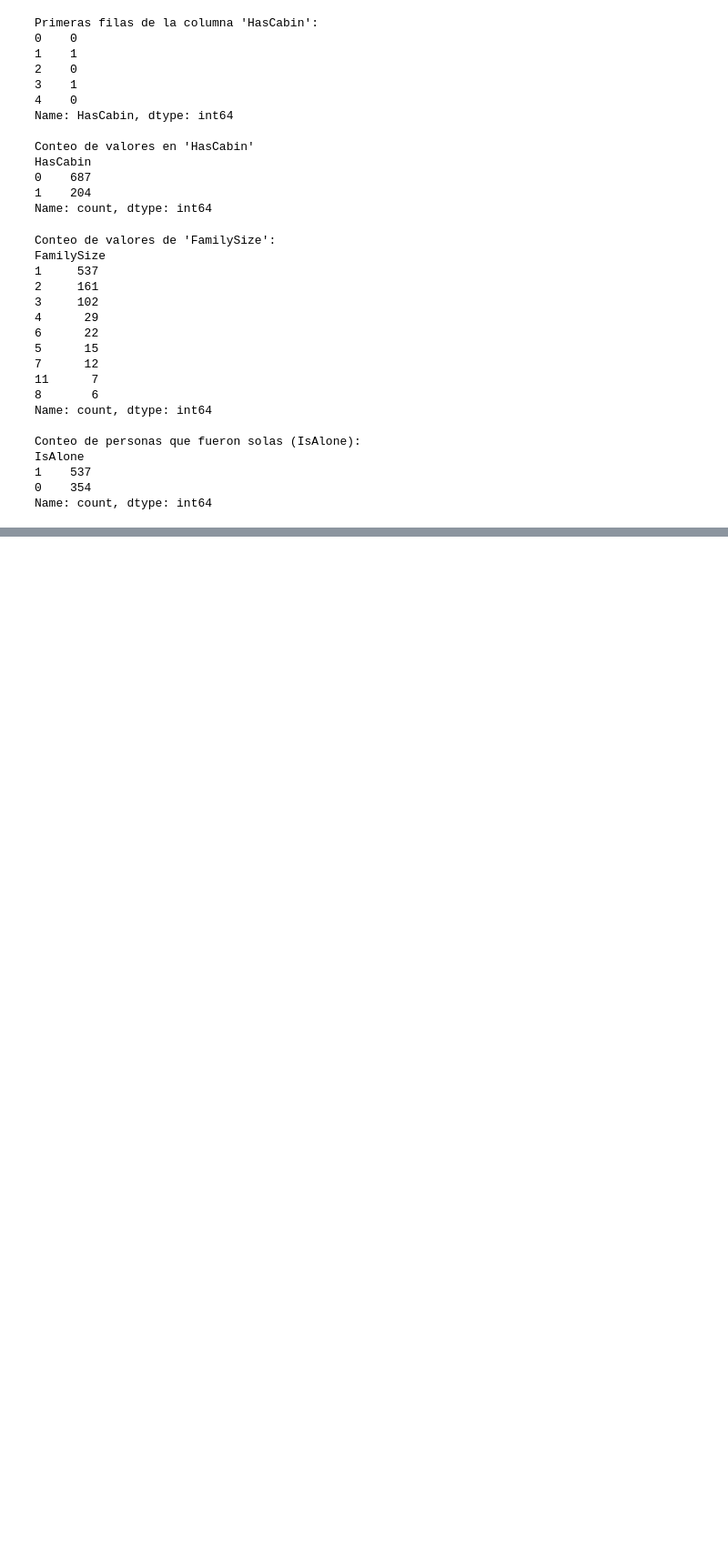
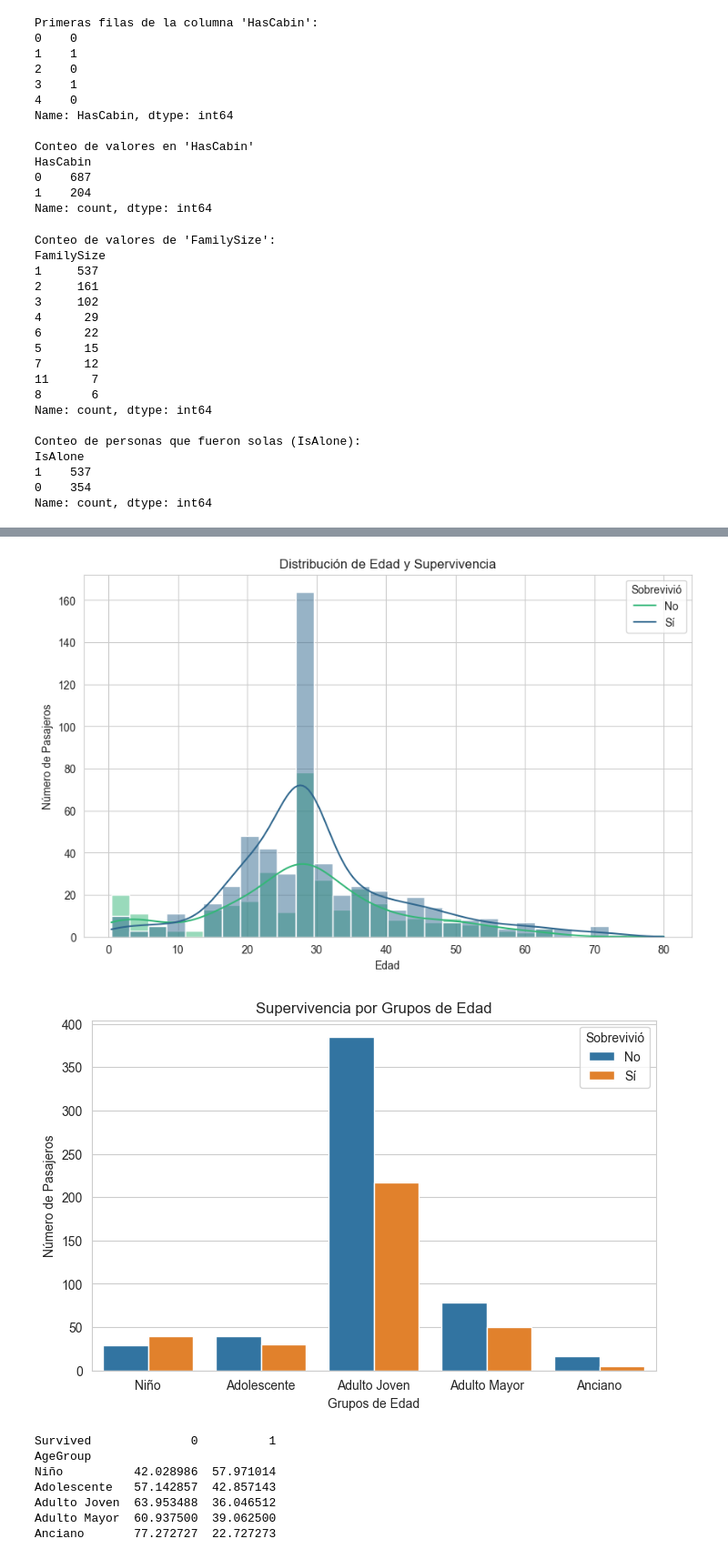
Before and after one commit to christianV1zcardo/Proyecto_Titanic_EDA, a Jupyter notebook: analisis_titanic.ipynb, the cells around one changed output, grey strips where cells are left out. Shown: that part at 91% size. Drawn from its saved outputs; the diff is of its cells as text; code cells hidden in the pictures; blank space fills up the shorter version.

```diff
--- a/analisis_titanic.ipynb
+++ b/analisis_titanic.ipynb
@@ -202,0 +245,34 @@ Name: count, dtype: int64
+# %%
+# Supervivencia por edad
+plt.figure(figsize=(10,6))
+sns.histplot(data=df_train, x='Age', hue='Survived', kde=True, palette='viridis', bins=30)
+plt.title("Distribución de Edad y Supervivencia")
+plt.xlabel("Edad")
+plt.ylabel("Número de Pasajeros")
+plt.legend(title='Sobrevivió', labels=['No', 'Sí'])
+
+# Categorizamos las edades
+df_train['AgeGroup'] = pd.cut(df_train['Age'],
+                                bins=[0, 12, 18, 40, 60, 100],
+                                labels=['Niño', 'Adolescente', 'Adulto Joven', 'Adulto Mayor', 'Anciano'])
+
+plt.figure(figsize=(8, 5))
+sns.countplot(data=df_train, x='AgeGroup', hue='Survived')
+plt.title('Supervivencia por Grupos de Edad')
+plt.xlabel('Grupos de Edad')
+plt.ylabel('Número de Pasajeros')
+plt.legend(title='Sobrevivió', labels=['No', 'Sí'])
+plt.show()
+
+# Calculo los porcentajes de cada grupo
+print(df_train.groupby('AgeGroup')['Survived'].value_counts(normalize=True).mul(100).unstack())
+# %% [output]
+[figure, added]
+[figure, added]
+Survived              0          1
+AgeGroup
+Niño          42.028986  57.971014
+Adolescente   57.142857  42.857143
+Adulto Joven  63.953488  36.046512
+Adulto Mayor  60.937500  39.062500
+Anciano       77.272727  22.727273
```
Also changed, not shown: parts of 3 cells of this notebook.
